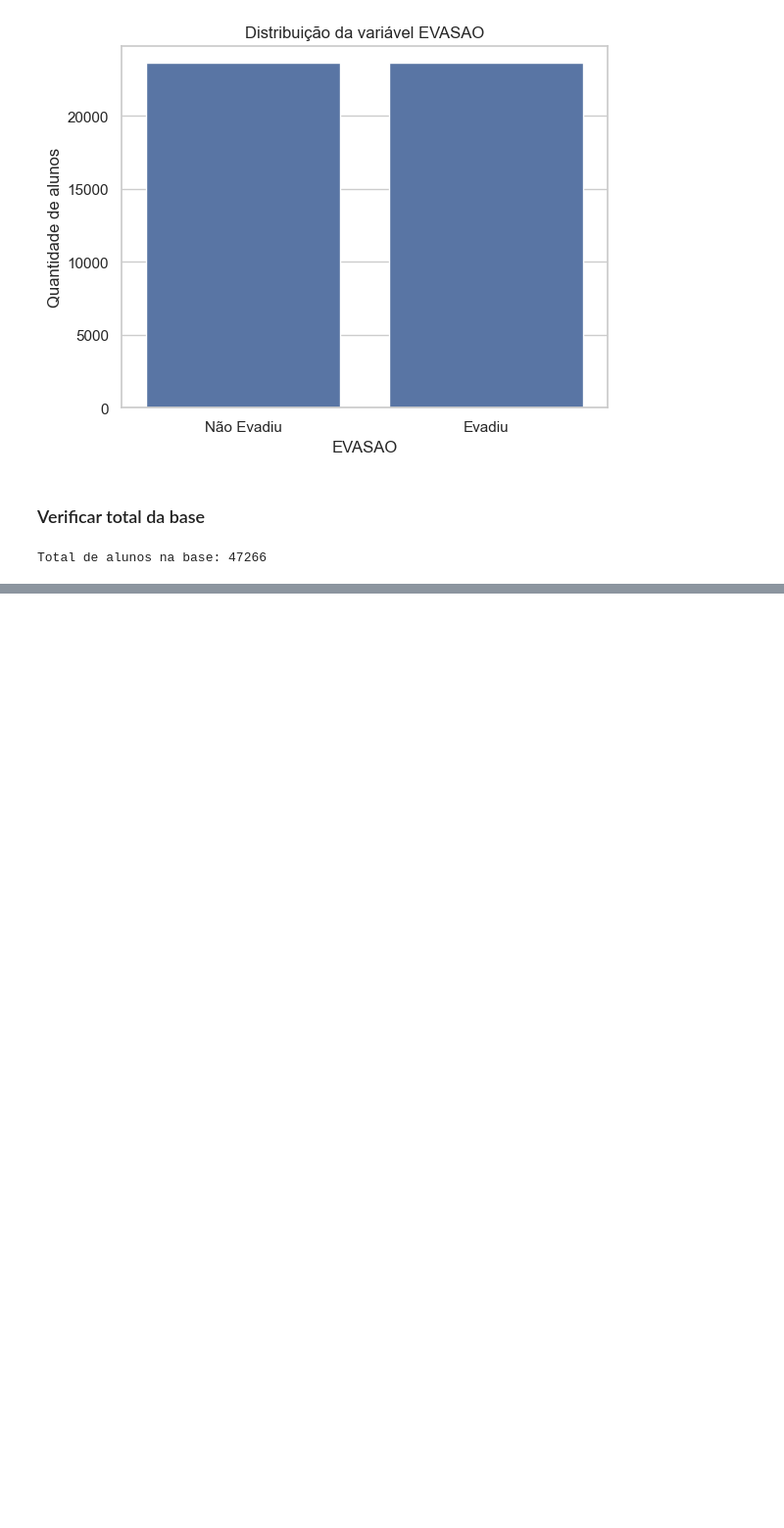
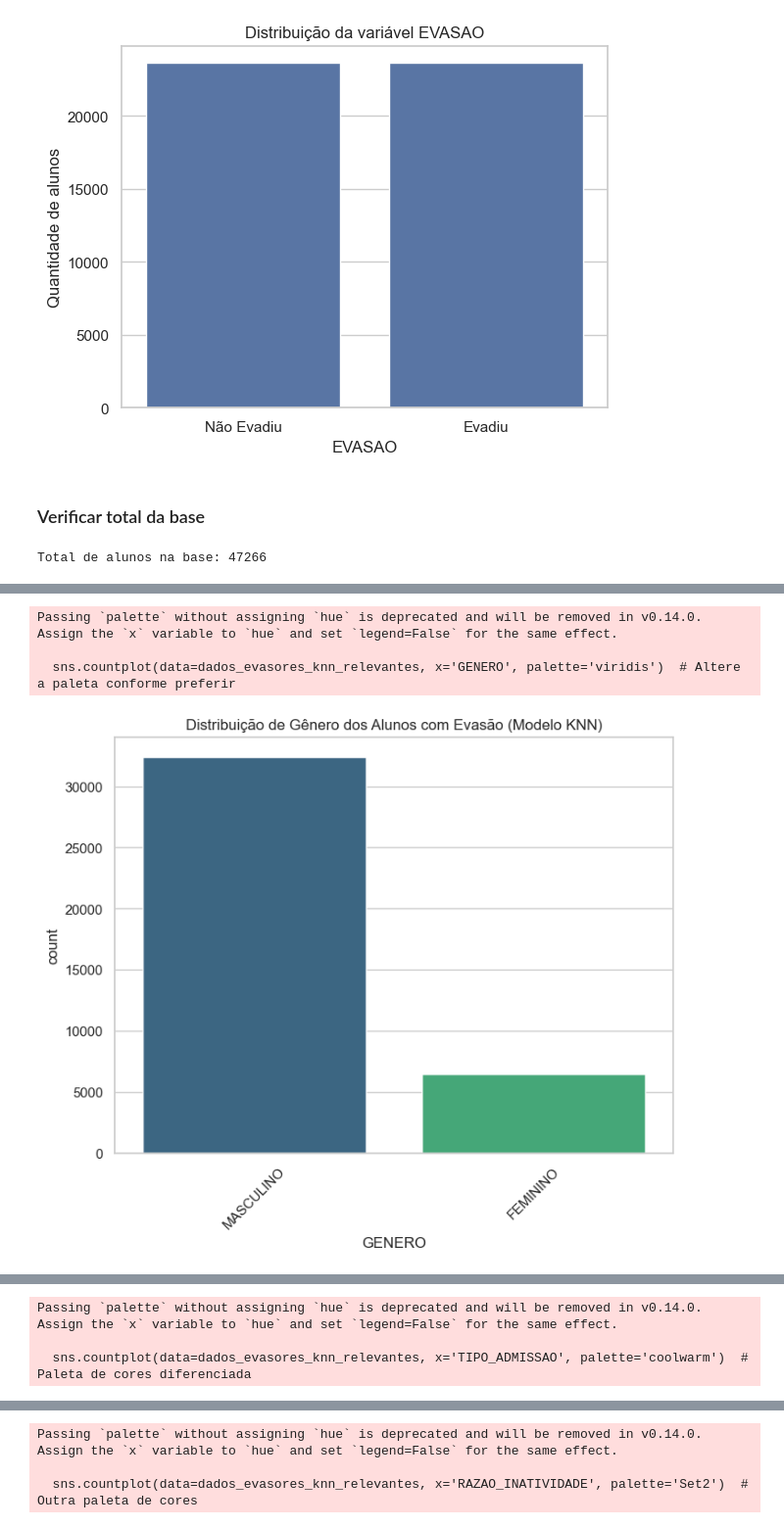
Before and after one commit to DiegoKazadi/ufcg-mlops-dropout-student, a Jupyter notebook: ufcg-mlops-dropout-student.ipynb, the cells around one changed output, grey strips where cells are left out. Shown at 98% size. Saved outputs shown, nothing was run; the diff lists cells and outputs as text; code cells hidden in the pictures; blank space fills up the shorter version.

Commit message:
Explorar alunos com previsão de evasão

```diff
--- a/ufcg-mlops-dropout-student.ipynb
+++ b/ufcg-mlops-dropout-student.ipynb
@@ -3369,0 +2962,35 @@ for nome, metricas in resultados.items():
+# %%
+import seaborn as sns
+import matplotlib.pyplot as plt
+
+# Gráfico de barras para o gênero
+plt.figure(figsize=(8, 6))
+sns.countplot(data=dados_evasores_knn_relevantes, x='GENERO', palette='viridis')  # Altere a paleta conforme preferir
+plt.title('Distribuição de Gênero dos Alunos com Evasão (Modelo KNN)')
+plt.xticks(rotation=45)  # Rotaciona os rótulos no eixo X
+plt.show()
+
+# Histograma para a idade
+plt.figure(figsize=(8, 6))
+sns.histplot(dados_evasores_knn_relevantes['IDADE'], kde=True, color='teal')  # Mudando a cor
+plt.title('Distribuição de Idade dos Alunos com Evasão (Modelo KNN)')
+plt.show()
+
+# Gráfico de barras para o tipo de admissão
+plt.figure(figsize=(8, 6))
+sns.countplot(data=dados_evasores_knn_relevantes, x='TIPO_ADMISSAO', palette='coolwarm')  # Paleta de cores diferenciada
+plt.title('Distribuição do Tipo de Admissão dos Alunos com Evasão (Modelo KNN)')
+plt.xticks(rotation=45)  # Rotaciona os rótulos no eixo X
+plt.show()
+
+# Gráfico de barras para a razão de inatividade
+plt.figure(figsize=(8, 6))
+sns.countplot(data=dados_evasores_knn_relevantes, x='RAZAO_INATIVIDADE', palette='Set2')  # Outra paleta de cores
+plt.title('Razões de Inatividade dos Alunos com Evasão (Modelo KNN)')
+plt.xticks(rotation=45)  # Rotaciona os rótulos no eixo X
+plt.show()
+# %% [output]
+Passing `palette` without assigning `hue` is deprecated and will be removed in v0.14.0. Assign the `x` variable to `hue` and set `legend=False` for the same effect.
+
+  sns.countplot(data=dados_evasores_knn_relevantes, x='GENERO', palette='viridis')  # Altere a paleta conforme preferir
+[figure, added]
@@ -3369,0 +2998,3 @@ for nome, metricas in resultados.items():
+Passing `palette` without assigning `hue` is deprecated and will be removed in v0.14.0. Assign the `x` variable to `hue` and set `legend=False` for the same effect.
+
+  sns.countplot(data=dados_evasores_knn_relevantes, x='TIPO_ADMISSAO', palette='coolwarm')  # Paleta de cores diferenciada
@@ -3369,0 +3002,3 @@ for nome, metricas in resultados.items():
+Passing `palette` without assigning `hue` is deprecated and will be removed in v0.14.0. Assign the `x` variable to `hue` and set `legend=False` for the same effect.
+
+  sns.countplot(data=dados_evasores_knn_relevantes, x='RAZAO_INATIVIDADE', palette='Set2')  # Outra paleta de cores
```
Also changed, not shown: parts of 27 cells of this notebook.
